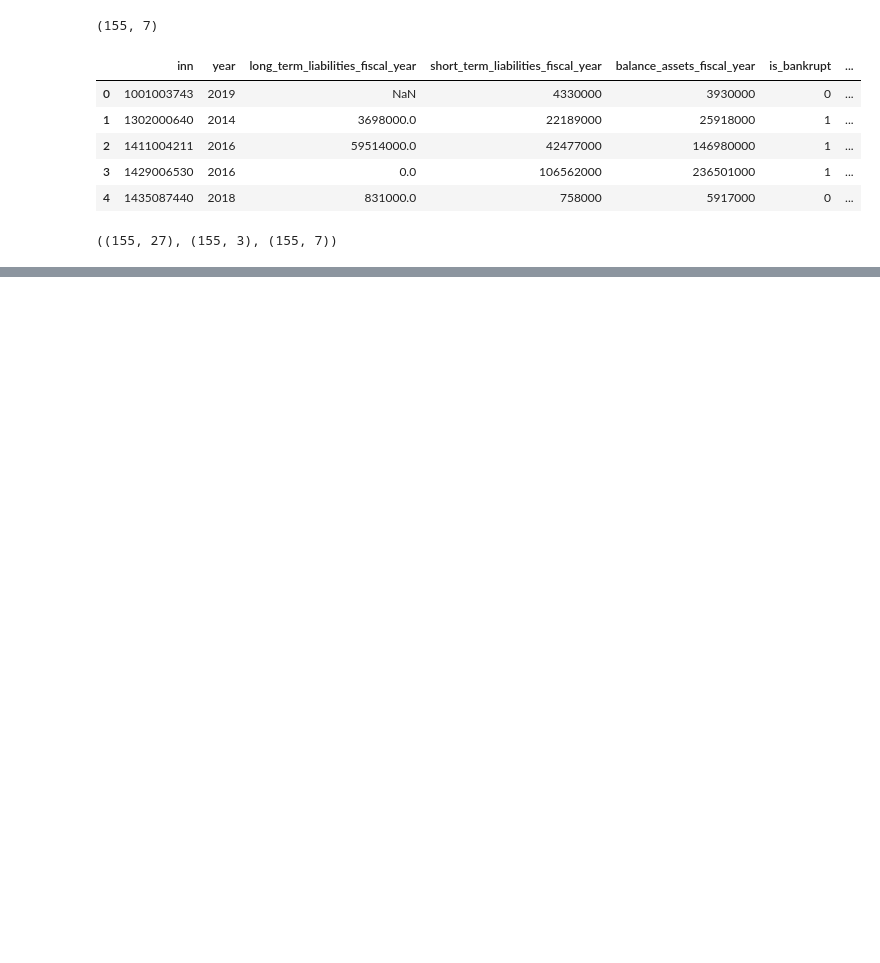
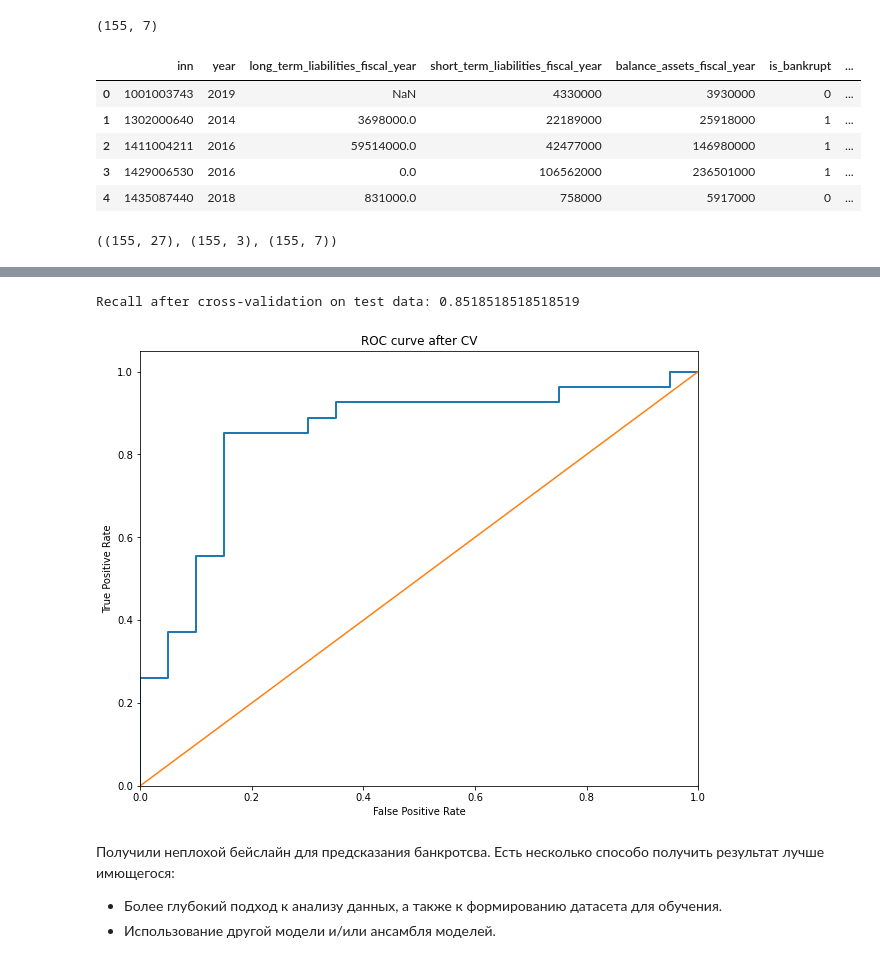
Before and after one commit to nidemidovich/bankruptcy_prediction, a Jupyter notebook: notebook.ipynb, the cells around one changed output, grey strips where cells are left out. Drawn from its saved outputs; the diff is of its cells as text; code cells hidden in the pictures; blank space fills up the shorter version.

```diff
--- a/notebook.ipynb
+++ b/notebook.ipynb
@@ -350,0 +477,10 @@ result_df_by_cases.shape, df.shape, merged_accounts.shape
+# %%
+skf = StratifiedKFold(n_splits=5, shuffle=True, random_state=17)
+# %%
+logreg_cv = LogisticRegressionCV(Cs=np.logspace(-4, 4),
+                                 cv=skf,
+                                 max_iter=1000,
+                                 n_jobs=-1,
+                                 random_state=17)
+# %%
+logreg_cv.fit(X_train, y_train)
@@ -350,0 +501,23 @@ result_df_by_cases.shape, df.shape, merged_accounts.shape
+# %%
+print(f'Recall after cross-validation on test data: {recall_score(y_test, logreg_cv.predict(X_test))}')
+# %% [output]
+Recall after cross-validation on test data: 0.8518518518518519
+# %%
+plt.figure(figsize=(10, 8))
+fpr, tpr, thresholds = roc_curve(y_test, logreg_cv.predict_proba(X_test)[:,1], pos_label=1)
+lw = 2
+plt.plot(fpr, tpr, lw=lw, label='ROC curve')
+plt.plot([0, 1], [0, 1])
+plt.xlim([0.0, 1.0])
+plt.ylim([0.0, 1.05])
+plt.xlabel('False Positive Rate')
+plt.ylabel('True Positive Rate')
+plt.title('ROC curve after CV')
+plt.show()
+# %% [output]
+[figure, added]
+# %% [markdown]
+Получили неплохой бейслайн для предсказания банкротсва. Есть несколько способо получить результат лучше имющегося:
+
+* Более глубокий подход к анализу данных, а также к формированию датасета для обучения.
+* Использование другой модели и/или ансамбля моделей.
```
Also changed, not shown: parts of 31 cells of this notebook.
